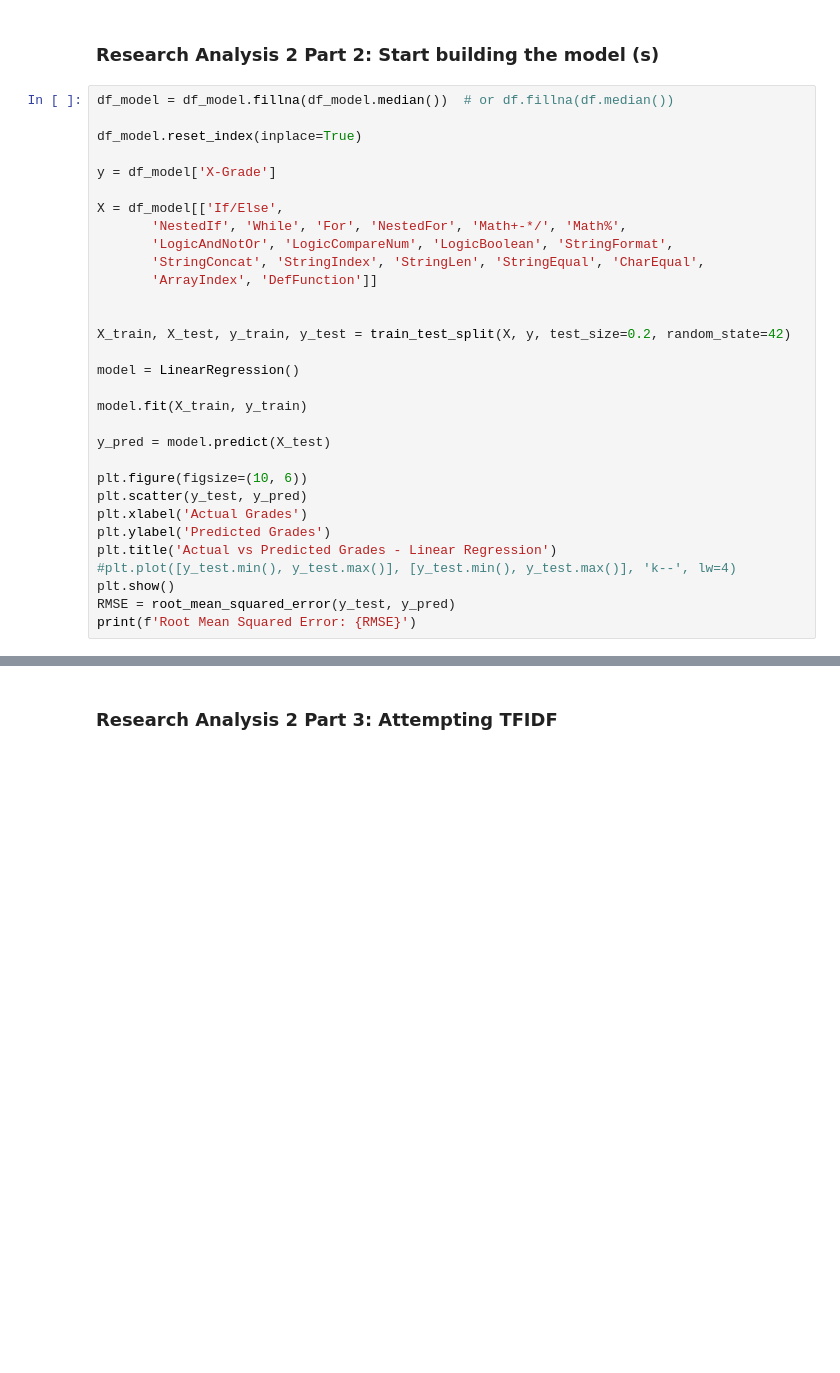
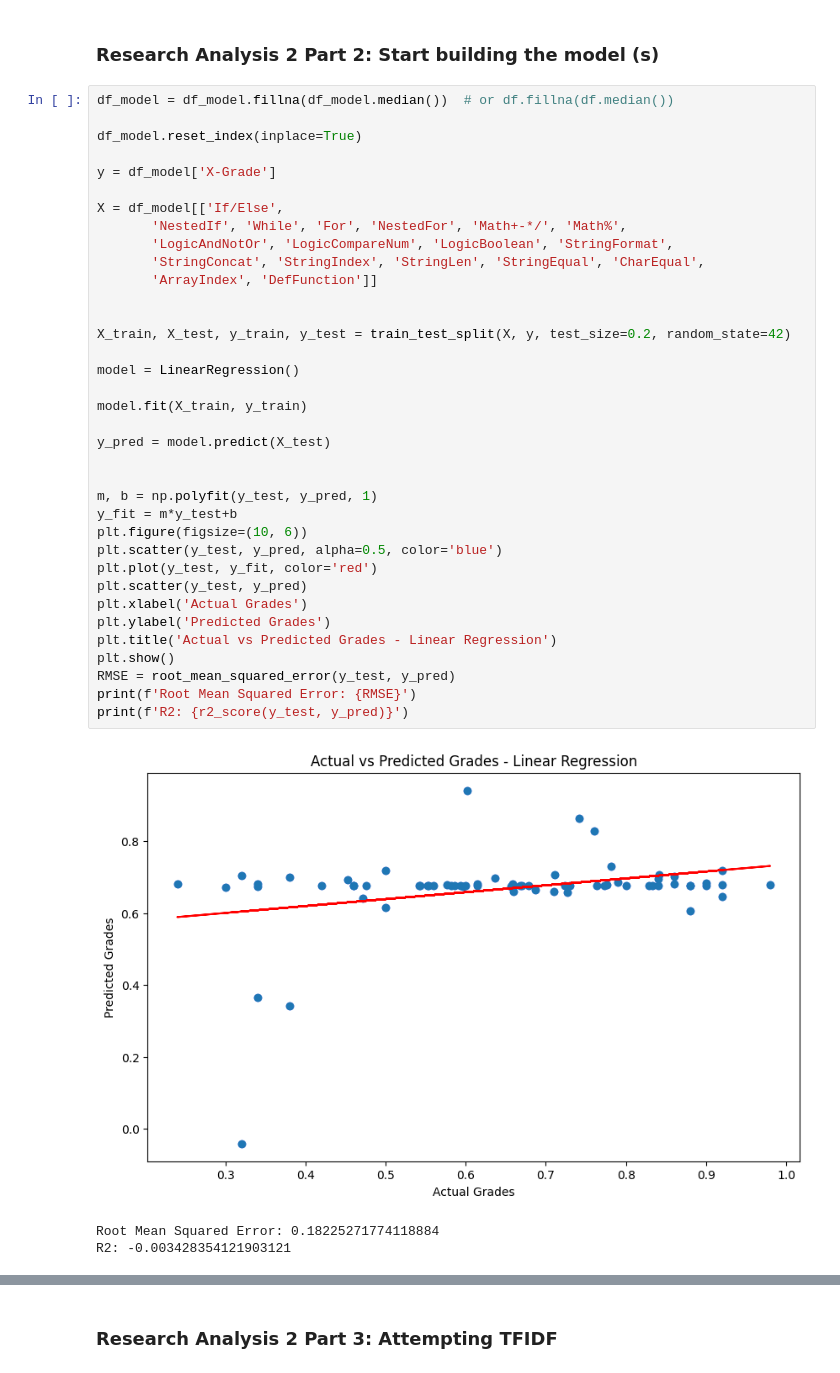
Before and after one commit to nam0mi/313-Data-Mining, a Jupyter notebook: mining.ipynb, the cells around one changed output, grey strips where cells are left out. Saved outputs shown, nothing was run; the diff lists cells and outputs as text; blank space fills up the shorter version.

```diff
--- a/mining.ipynb
+++ b/mining.ipynb
@@ -210,32 +247,41 @@ df_model.head()
 # %%
 df_model = df_model.fillna(df_model.median())  # or df.fillna(df.median())
 
 df_model.reset_index(inplace=True)
 
 y = df_model['X-Grade']
 
 X = df_model[['If/Else',
        'NestedIf', 'While', 'For', 'NestedFor', 'Math+-*/', 'Math%',
        'LogicAndNotOr', 'LogicCompareNum', 'LogicBoolean', 'StringFormat',
        'StringConcat', 'StringIndex', 'StringLen', 'StringEqual', 'CharEqual',
        'ArrayIndex', 'DefFunction']]
 
 
 X_train, X_test, y_train, y_test = train_test_split(X, y, test_size=0.2, random_state=42)
 
 model = LinearRegression()
 
 model.fit(X_train, y_train)
 
 y_pred = model.predict(X_test)
 
+
+m, b = np.polyfit(y_test, y_pred, 1)
+y_fit = m*y_test+b
 plt.figure(figsize=(10, 6))
+plt.scatter(y_test, y_pred, alpha=0.5, color='blue')
+plt.plot(y_test, y_fit, color='red')
 plt.scatter(y_test, y_pred)
 plt.xlabel('Actual Grades')
 plt.ylabel('Predicted Grades')
 plt.title('Actual vs Predicted Grades - Linear Regression')
-#plt.plot([y_test.min(), y_test.max()], [y_test.min(), y_test.max()], 'k--', lw=4)
 plt.show()
 RMSE = root_mean_squared_error(y_test, y_pred)
 print(f'Root Mean Squared Error: {RMSE}')
+print(f'R2: {r2_score(y_test, y_pred)}')
+# %% [output]
+[figure, added]
+Root Mean Squared Error: 0.18225271774118884
+R2: -0.003428354121903121
 # %%
```
Also changed, not shown: parts of 40 cells of this notebook.
